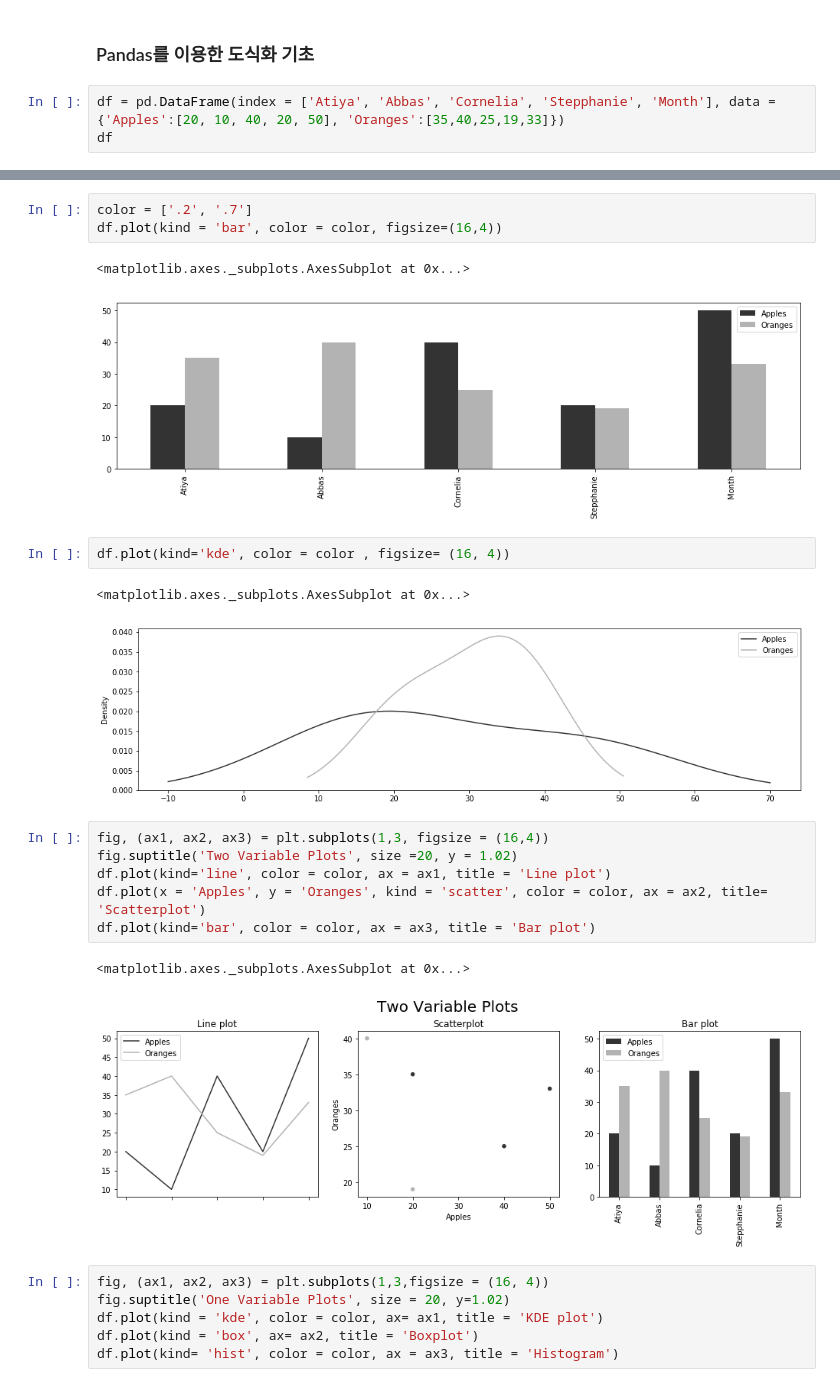
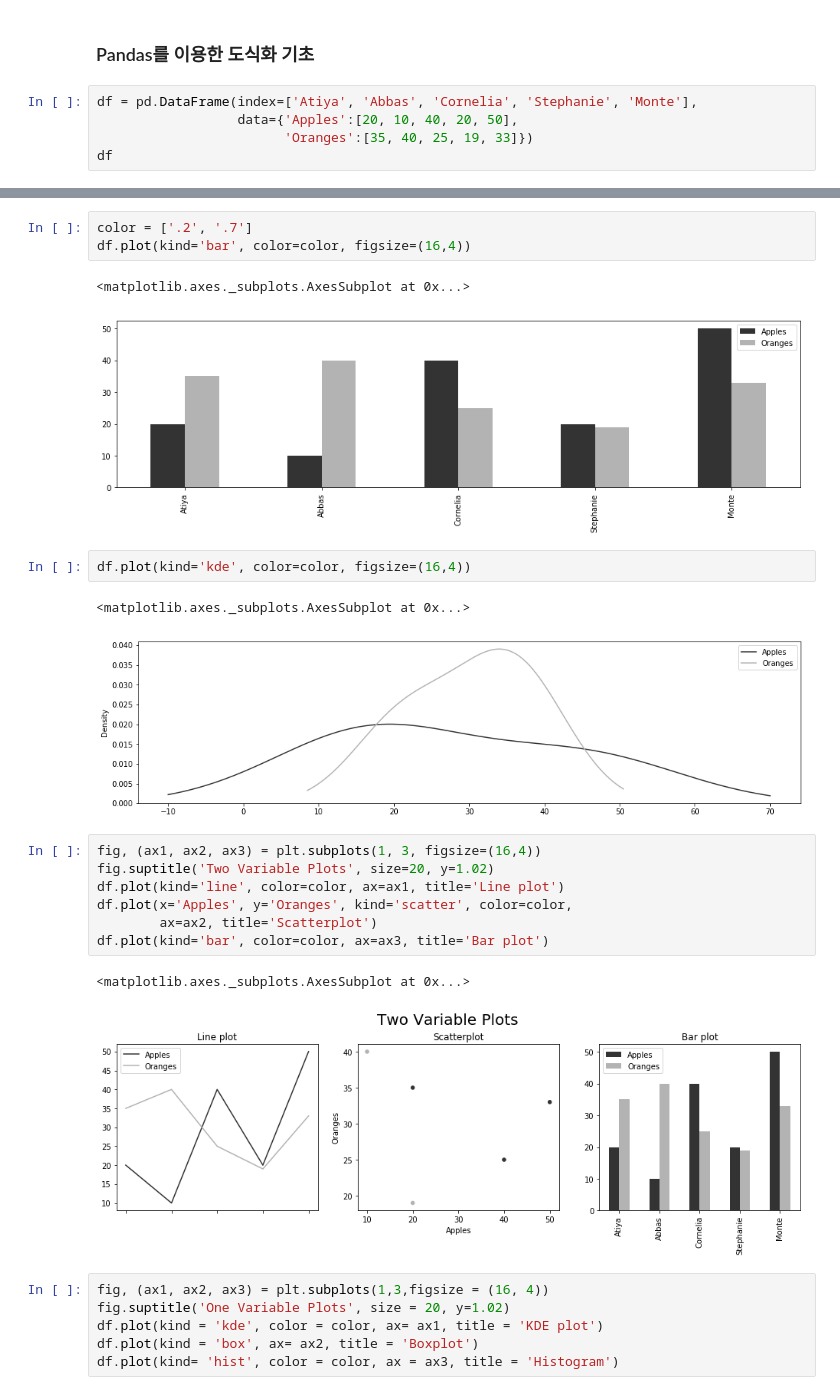
Before and after one commit to liberalapes/pandas_cookbook, a Jupyter notebook: 11장 Matplotlib, Pandas, Seaborn을 이용한 시각화.ipynb, the cells around one changed output, grey strips where cells are left out. Saved outputs shown, nothing was run; the diff lists cells and outputs as text.

```diff
--- a/11장 Matplotlib, Pandas, Seaborn을 이용한 시각화.ipynb
+++ b/11장 Matplotlib, Pandas, Seaborn을 이용한 시각화.ipynb
@@ -333,7 +339,9 @@ ax.grid(True)
 # %% [markdown]
 ### Pandas를 이용한 도식화 기초
 # %%
-df = pd.DataFrame(index = ['Atiya', 'Abbas', 'Cornelia', 'Stepphanie', 'Month'], data = {'Apples':[20, 10, 40, 20, 50], 'Oranges':[35,40,25,19,33]})
+df = pd.DataFrame(index=['Atiya', 'Abbas', 'Cornelia', 'Stephanie', 'Monte'],
+                  data={'Apples':[20, 10, 40, 20, 50],
+                        'Oranges':[35, 40, 25, 19, 33]})
 df
 # %% [output]
 |  | Apples | Oranges |
@@ -345,23 +353,24 @@ df
 # %%
 color = ['.2', '.7']
-df.plot(kind = 'bar', color = color, figsize=(16,4))
+df.plot(kind='bar', color=color, figsize=(16,4))
 # %% [output]
 <matplotlib.axes._subplots.AxesSubplot at 0x...>
-[figure, old version]
+[figure, new version]
 # %%
-df.plot(kind='kde', color = color , figsize= (16, 4))
+df.plot(kind='kde', color=color, figsize=(16,4))
 # %% [output]
 <matplotlib.axes._subplots.AxesSubplot at 0x...>
 [figure]
 # %%
-fig, (ax1, ax2, ax3) = plt.subplots(1,3, figsize = (16,4))
-fig.suptitle('Two Variable Plots', size =20, y = 1.02)
-df.plot(kind='line', color = color, ax = ax1, title = 'Line plot')
-df.plot(x = 'Apples', y = 'Oranges', kind = 'scatter', color = color, ax = ax2, title= 'Scatterplot')
-df.plot(kind='bar', color = color, ax = ax3, title = 'Bar plot')
+fig, (ax1, ax2, ax3) = plt.subplots(1, 3, figsize=(16,4))
+fig.suptitle('Two Variable Plots', size=20, y=1.02)
+df.plot(kind='line', color=color, ax=ax1, title='Line plot')
+df.plot(x='Apples', y='Oranges', kind='scatter', color=color,
+        ax=ax2, title='Scatterplot')
+df.plot(kind='bar', color=color, ax=ax3, title='Bar plot')
 # %% [output]
 <matplotlib.axes._subplots.AxesSubplot at 0x...>
-[figure, old version]
+[figure, new version]
 # %%
 fig, (ax1, ax2, ax3) = plt.subplots(1,3,figsize = (16, 4))
 fig.suptitle('One Variable Plots', size = 20, y=1.02)
```
Also changed, not shown: parts of 44 cells of this notebook.
